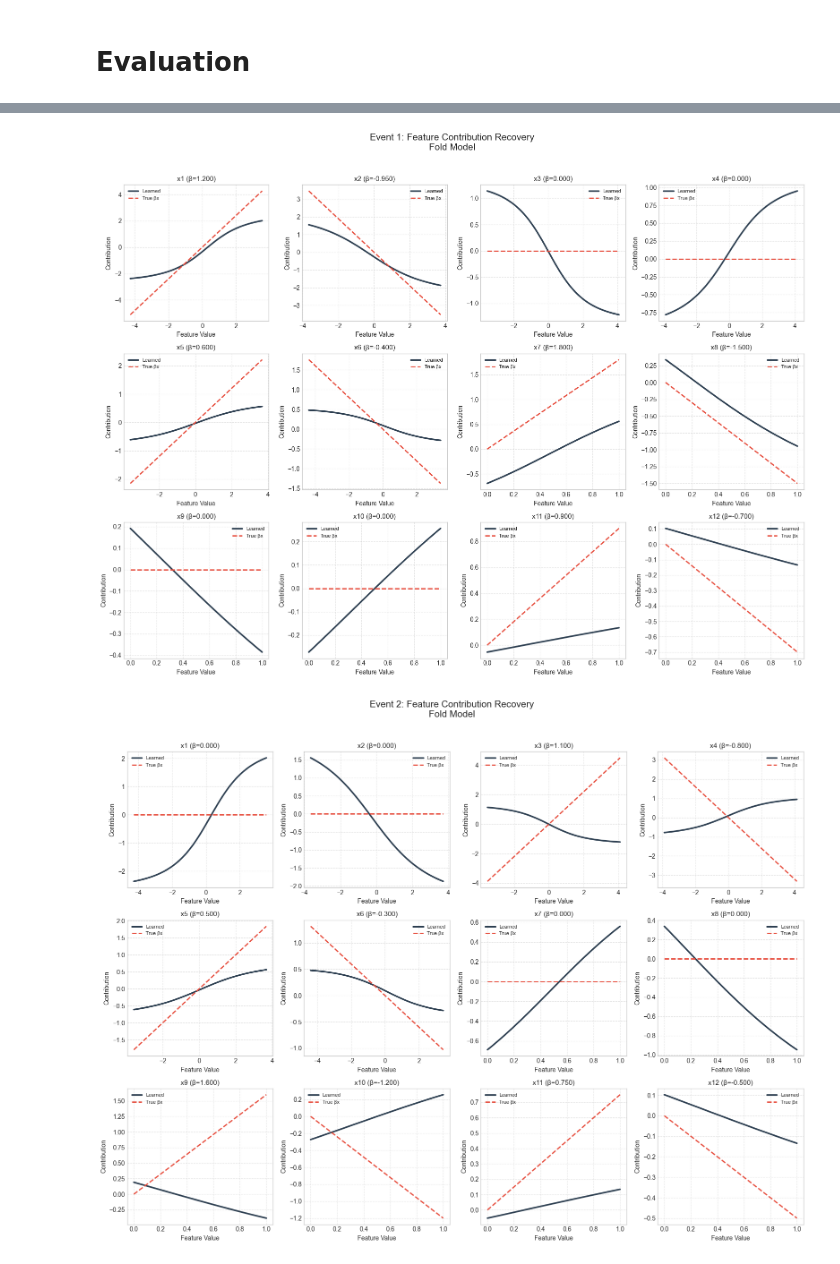
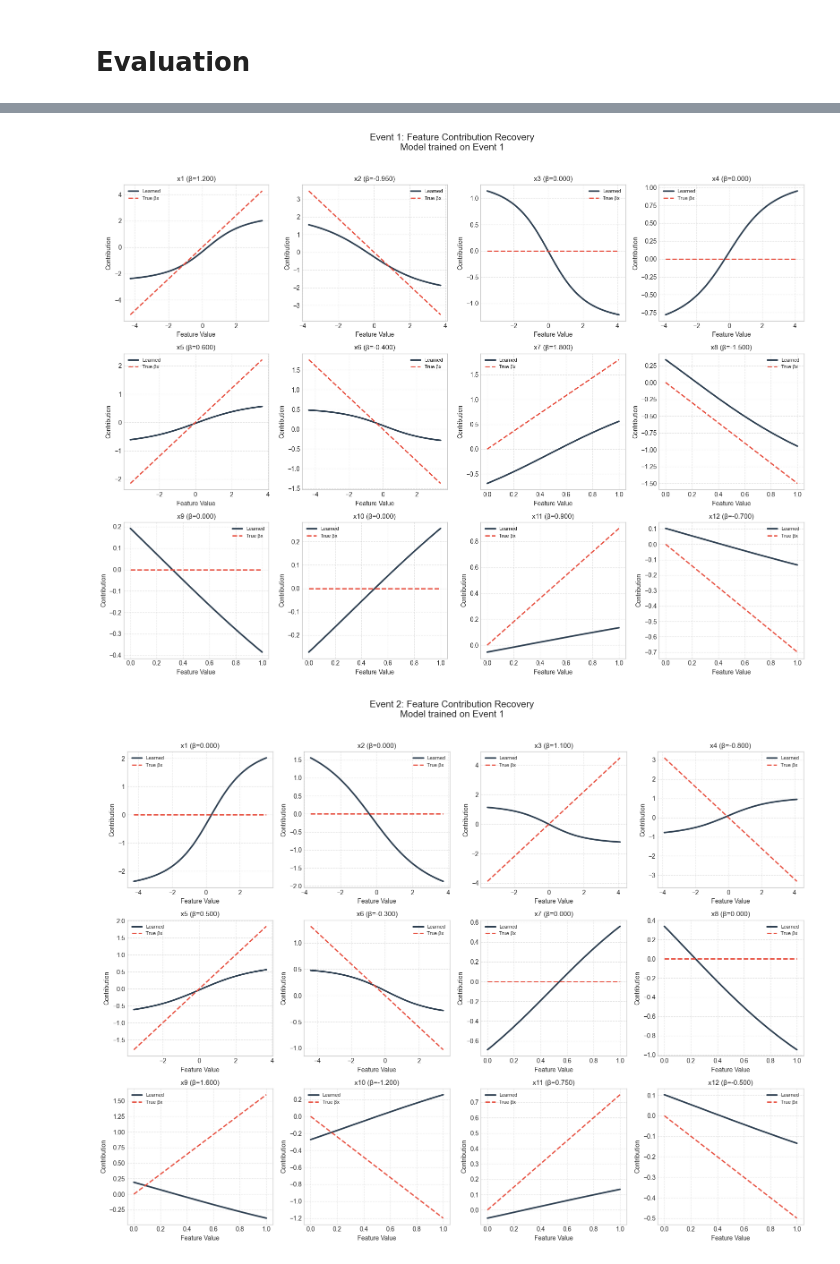
Before and after one commit to MichaelFalk1/Fine-Gray-CRISP-NAM-Survival-Analysis-Using-Risk-Set-Sampling, a Jupyter notebook: Models/main.ipynb, the cells around one changed output, grey strips where cells are left out. Cells and saved outputs as stored; diff of their text form; code cells hidden in the pictures.

```diff
--- a/Models/main.ipynb
+++ b/Models/main.ipynb
@@ -791,0 +939,29 @@ cindex_scores
+# %%
+output_dir = Path("../Results/FullRisk/Metrics")
+output_dir.mkdir(parents=True, exist_ok=True)
+
+output_file = f"{output_dir}/Training_Durations_cause_{model_cause}.csv"
+
+# Create per-fold DataFrame
+df_scores = pd.DataFrame({
+    "Fold": [f"Fold_{i}" for i in range(len(fold_training_durations))],
+    "Training_Duration": fold_training_durations
+})
+
+# Calculate mean and standard deviation
+mean_score = df_scores["Training_Duration"].mean()
+std_score = df_scores["Training_Duration"].std()
+
+# Append summary rows
+summary_df = pd.DataFrame([
+    {"Fold": "Mean", "Training_Duration": mean_score},
+    {"Fold": "Std", "Training_Duration": std_score}
+])
+
+df_final = pd.concat([df_scores, summary_df], ignore_index=True)
+
+df_final.to_csv(output_file, index=False)
+
+print(f"Training durations successfully saved to: {output_file}")
+print("\nPreview of saved CSV:")
+df_final
@@ -1039,35 +1337,38 @@ def plot_event_contributions(
     )
 
     plt.tight_layout()
+    output_dir = Path("../Results/FullRisk/FeatureContributions")
+    output_dir.mkdir(parents=True, exist_ok=True)
+    plt.savefig(f"{output_dir}/feature_contributions_{event_label.replace(' ', '_')}_cause_{model_cause}.png", dpi=300, bbox_inches="tight")
     plt.show()
 
 # --- Execution ---
 # Run for Event 1
 plot_event_contributions(
     feature_names=feature_names,
     data_range_dict=data_dict,
     true_betas=true_beta_event1,
     event_label="Event 1",
     feature_nets=models[0].feature_nets,  # or model.feature_nets[0]
-    model_name="Fold Model",
+    model_name=f"Model trained on Event {model_cause}",
     use_log=False,
     use_standardised=False,
     cols=4, rows=3
 )
 
 # Run for Event 2
 plot_event_contributions(
     feature_names=feature_names,
     data_range_dict=data_dict,
     true_betas=true_beta_event2,
     event_label="Event 2",
     feature_nets=models[0].feature_nets,  # or model.feature_nets[0]
-    model_name="Fold Model",
+    model_name=f"Model trained on Event {model_cause}",
     use_log=False,
     use_standardised=False,
     cols=4, rows=3
 
 )
 # %% [output]
-[figure, old version]
+[figure, new version]
-[figure, old version]
+[figure, new version]
```
Also changed, not shown: parts of 23 cells of this notebook, 32 other files.
